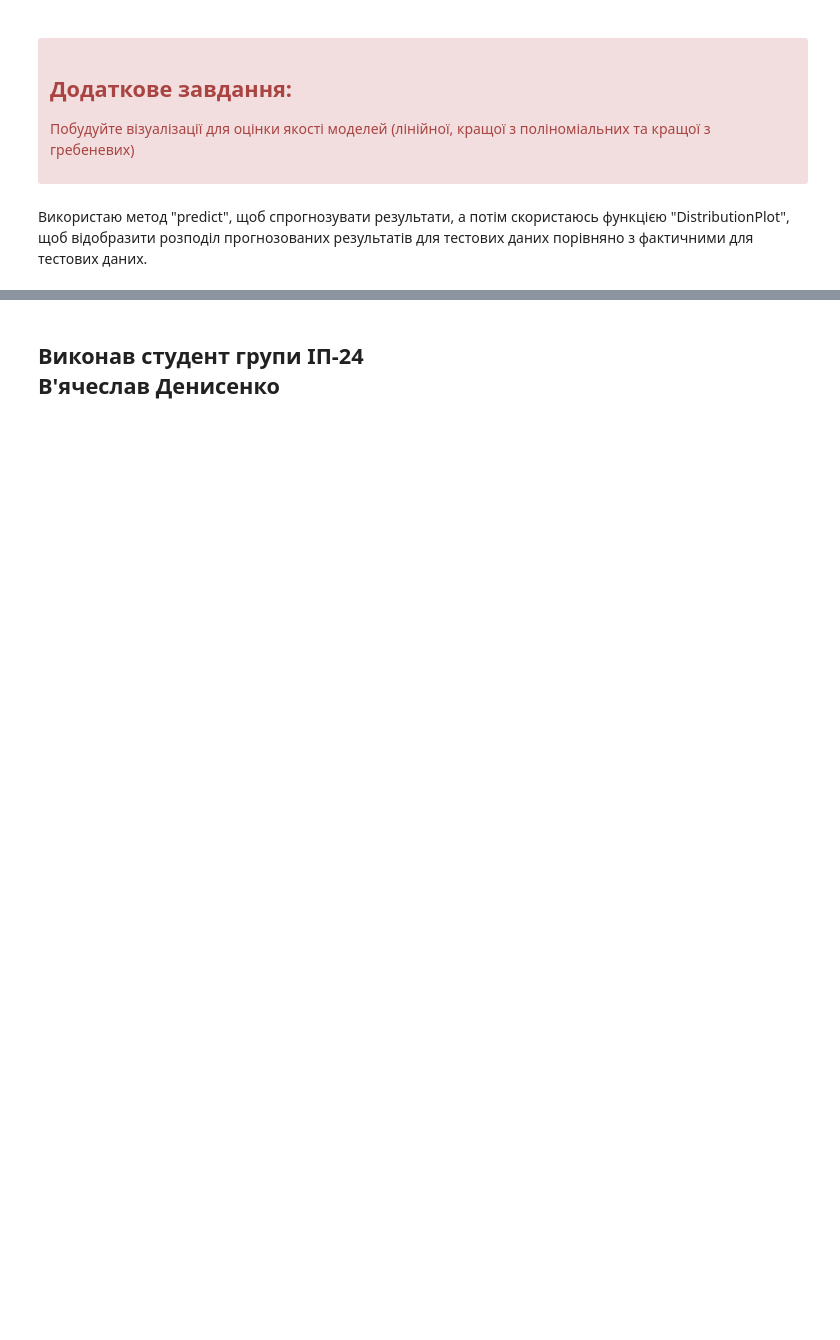
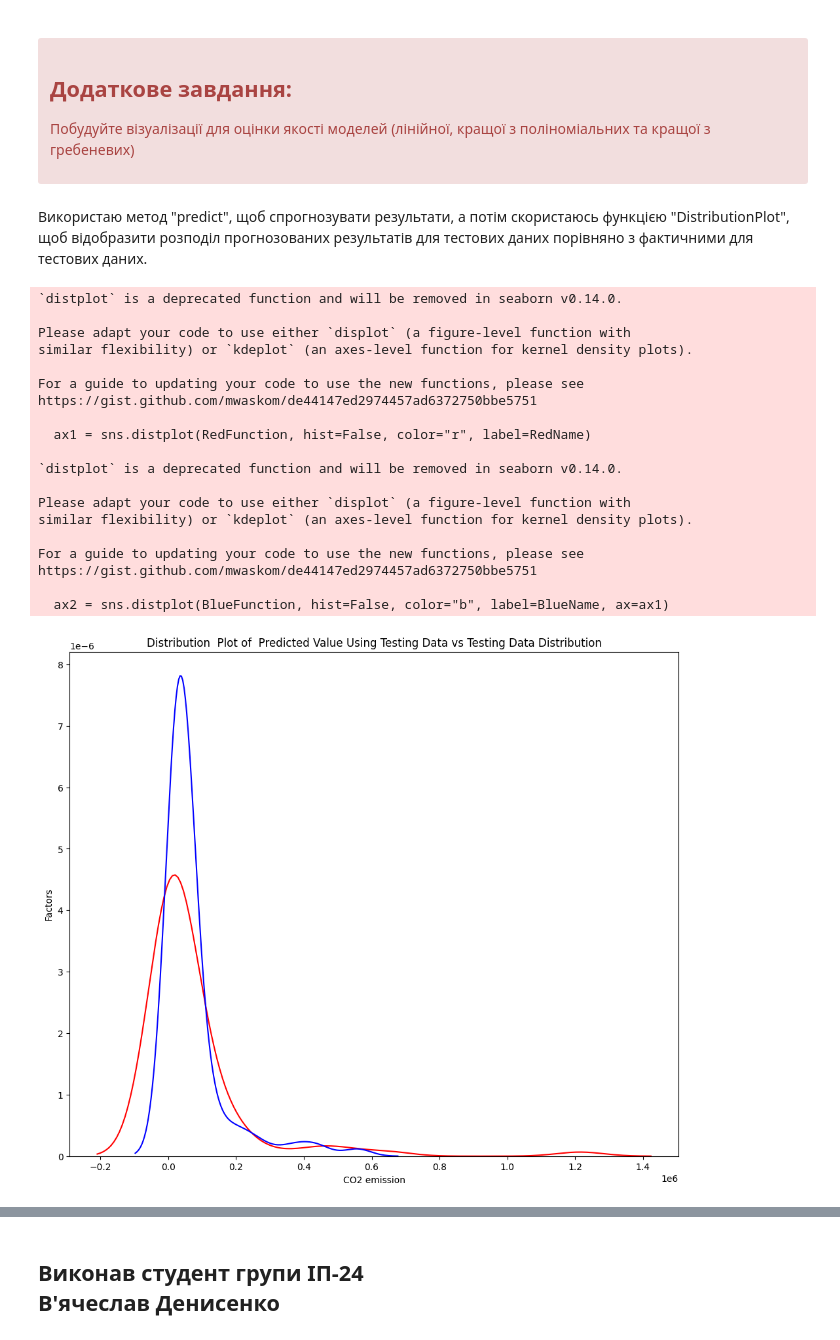
Before and after one commit to slavikDe/data_analise_labs, a Jupyter notebook: py4/DA_5_1.ipynb, the cells around one changed output, grey strips where cells are left out. Cells and saved outputs as stored; diff of their text form; code cells hidden in the pictures; blank space fills up the shorter version.

```diff
--- a/py4/DA_5_1.ipynb
+++ b/py4/DA_5_1.ipynb
@@ -223,6 +228,7 @@ parameters1= [{'alpha': [0.001,0.1,1, 10, 100, 1000, 10000, 100000, 1000000]}]
 Створюю об’єкт сітки пошуку параметра гребеневої регресії:
 # %%
 # Напишіть ваш код нижче та натисніть Shift+Enter для виконання
-RR=Ridge()
+
+Grid2 = GridSearchCV(Ridge(), parameters1, cv=2)
 # %% [markdown]
 Підбираю модель:
@@ -237,0 +235,2 @@ GridSearchCV(cv=4, estimator=Ridge(),
+# %%
+Grid2.fit(x_data[['Population', 'Area']], y_data)
@@ -263,0 +264,66 @@ BestRR.score(x_test[['Area', 'Population']], y_test)
+# %%
+def DistributionPlot(BlueFunction, RedFunction  = y_test,  RedName = "Actual Values (Test)", BlueName = "Predicted Values (Test)", Title = 'default'):
+    width = 12
+    height = 10
+    plt.figure(figsize=(width, height))
+
+    ax1 = sns.distplot(RedFunction, hist=False, color="r", label=RedName)
+    ax2 = sns.distplot(BlueFunction, hist=False, color="b", label=BlueName, ax=ax1)
+
+    plt.title('Distribution  Plot of  Predicted Value Using Testing Data vs Testing Data Distribution')
+    plt.xlabel('CO2 emission')
+    plt.ylabel('Factors')
+
+    plt.show()
+    plt.close()
+# %%
+from sklearn.linear_model import LinearRegression
+from sklearn.preprocessing import PolynomialFeatures
+
+
+# liner
+lre=LinearRegression()
+lre.fit(x_test[['Population']], y_test)
+yhat = lre.predict(x_test[['Population']])
+
+# polinomial
+pr_2 = PolynomialFeatures(degree=2)
+x_train_pr = pr_2.fit_transform(x_train[['Population', 'Area']])
+x_test_pr = pr_2.fit_transform(x_test[['Population', 'Area']])
+
+lr = LinearRegression()
+lr.fit(x_test_pr, y_test)
+pre = lr.predict(x_test_pr)
+
+# grebineva
+Grid2 = GridSearchCV(Ridge(), [{'alpha' : [0.001]}], cv=2)
+Grid2.fit(x_data[['Population', 'Area']], y_data)
+BestRR = Grid2.best_estimator_
+predictions = BestRR.predict(x_test[['Population', 'Area']])
+
+
+
+DistributionPlot(yhat)
+DistributionPlot(pre)
+DistributionPlot(predictions)
+# %% [output]
+`distplot` is a deprecated function and will be removed in seaborn v0.14.0.
+
+Please adapt your code to use either `displot` (a figure-level function with
+similar flexibility) or `kdeplot` (an axes-level function for kernel density plots).
+
+For a guide to updating your code to use the new functions, please see
+https://gist.github.com/mwaskom/de44147ed2974457ad6372750bbe5751
+
+  ax1 = sns.distplot(RedFunction, hist=False, color="r", label=RedName)
+
+`distplot` is a deprecated function and will be removed in seaborn v0.14.0.
+
+Please adapt your code to use either `displot` (a figure-level function with
+similar flexibility) or `kdeplot` (an axes-level function for kernel density plots).
+
+For a guide to updating your code to use the new functions, please see
+https://gist.github.com/mwaskom/de44147ed2974457ad6372750bbe5751
+
+  ax2 = sns.distplot(BlueFunction, hist=False, color="b", label=BlueName, ax=ax1)
+[figure, added]
```
Also changed, not shown: parts of 21 cells of this notebook.
